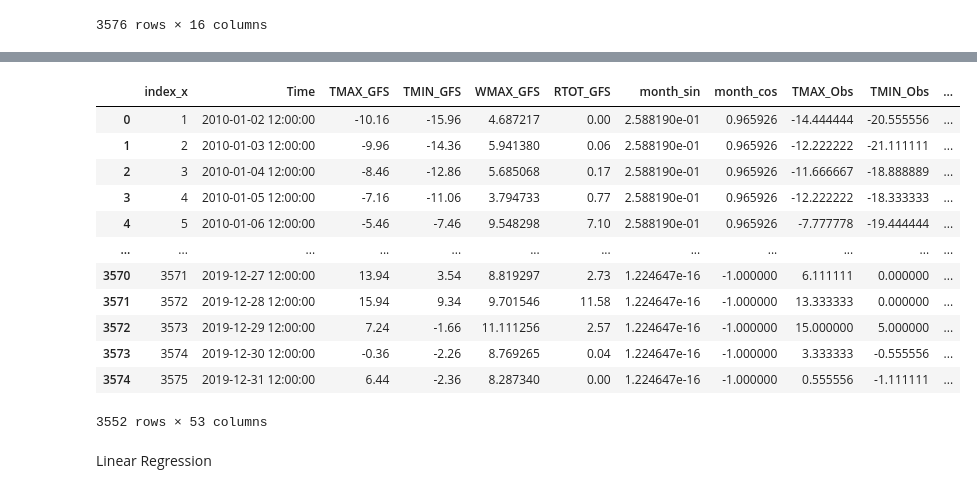
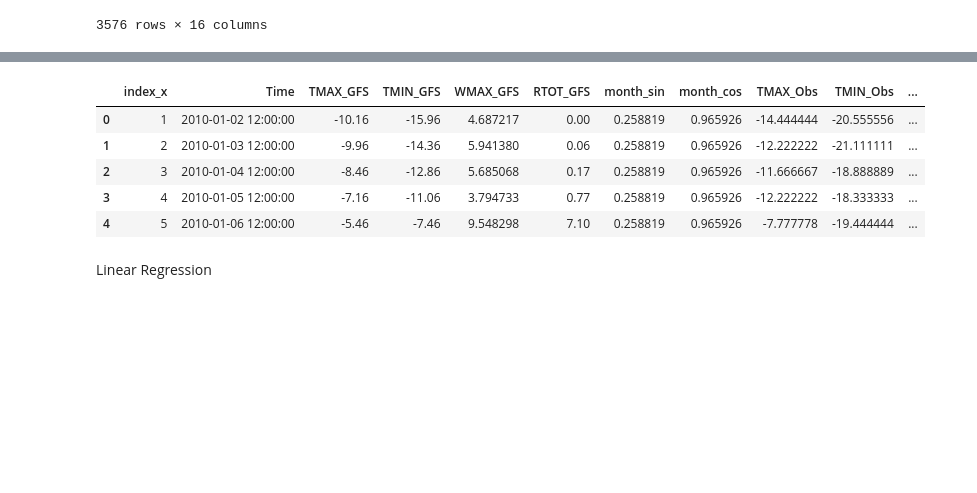
Before and after one commit to dfu2020/ATMS-597-SP-2020-Project-4, a Jupyter notebook: Project4_Joyce_v2_1.ipynb, the cells around one changed output, grey strips where cells are left out. Saved outputs shown, nothing was run; the diff lists cells and outputs as text; code cells hidden in the pictures; blank space fills up the shorter version.

```diff
--- a/Project4_Joyce_v2_1.ipynb
+++ b/Project4_Joyce_v2_1.ipynb
@@ -181,23 +155,16 @@ df2
 # %%
 # Combine two intermediate datasets into one feature matrix
 features_df = pd.merge(df1.reset_index(), df2.reset_index(), on='Time', how='inner')
 features_df.Time = pd.to_datetime(features_df.Time)
 features_df.dropna(inplace=True)
-features_df
+features_df.head()
 # %% [output]
 |  | index_x | Time | TMAX_GFS | TMIN_GFS | WMAX_GFS | RTOT_GFS | month_sin | month_cos | TMAX_Obs | TMIN_Obs | ... |
-| 0 | 1 | 2010-01-02 12:00:00 | -10.16 | -15.96 | 4.687217 | 0.00 | 2.588190e-01 | 0.965926 | -14.444444 | -20.555556 | ... |
-| 1 | 2 | 2010-01-03 12:00:00 | -9.96 | -14.36 | 5.941380 | 0.06 | 2.588190e-01 | 0.965926 | -12.222222 | -21.111111 | ... |
-| 2 | 3 | 2010-01-04 12:00:00 | -8.46 | -12.86 | 5.685068 | 0.17 | 2.588190e-01 | 0.965926 | -11.666667 | -18.888889 | ... |
-| 3 | 4 | 2010-01-05 12:00:00 | -7.16 | -11.06 | 3.794733 | 0.77 | 2.588190e-01 | 0.965926 | -12.222222 | -18.333333 | ... |
-| 4 | 5 | 2010-01-06 12:00:00 | -5.46 | -7.46 | 9.548298 | 7.10 | 2.588190e-01 | 0.965926 | -7.777778 | -19.444444 | ... |
-| ... | ... | ... | ... | ... | ... | ... | ... | ... | ... | ... | ... |
-| 3570 | 3571 | 2019-12-27 12:00:00 | 13.94 | 3.54 | 8.819297 | 2.73 | 1.224647e-16 | -1.000000 | 6.111111 | 0.000000 | ... |
-| 3571 | 3572 | 2019-12-28 12:00:00 | 15.94 | 9.34 | 9.701546 | 11.58 | 1.224647e-16 | -1.000000 | 13.333333 | 0.000000 | ... |
-| 3572 | 3573 | 2019-12-29 12:00:00 | 7.24 | -1.66 | 11.111256 | 2.57 | 1.224647e-16 | -1.000000 | 15.000000 | 5.000000 | ... |
-| 3573 | 3574 | 2019-12-30 12:00:00 | -0.36 | -2.26 | 8.769265 | 0.04 | 1.224647e-16 | -1.000000 | 3.333333 | -0.555556 | ... |
-| 3574 | 3575 | 2019-12-31 12:00:00 | 6.44 | -2.36 | 8.287340 | 0.00 | 1.224647e-16 | -1.000000 | 0.555556 | -1.111111 | ... |
+| 0 | 1 | 2010-01-02 12:00:00 | -10.16 | -15.96 | 4.687217 | 0.00 | 0.258819 | 0.965926 | -14.444444 | -20.555556 | ... |
+| 1 | 2 | 2010-01-03 12:00:00 | -9.96 | -14.36 | 5.941380 | 0.06 | 0.258819 | 0.965926 | -12.222222 | -21.111111 | ... |
+| 2 | 3 | 2010-01-04 12:00:00 | -8.46 | -12.86 | 5.685068 | 0.17 | 0.258819 | 0.965926 | -11.666667 | -18.888889 | ... |
+| 3 | 4 | 2010-01-05 12:00:00 | -7.16 | -11.06 | 3.794733 | 0.77 | 0.258819 | 0.965926 | -12.222222 | -18.333333 | ... |
+| 4 | 5 | 2010-01-06 12:00:00 | -5.46 | -7.46 | 9.548298 | 7.10 | 0.258819 | 0.965926 | -7.777778 | -19.444444 | ... |
-3552 rows × 53 columns
 # %%
 # Split into training and test sets
 # Can change features
```
Also changed, not shown: parts of 22 cells of this notebook.
